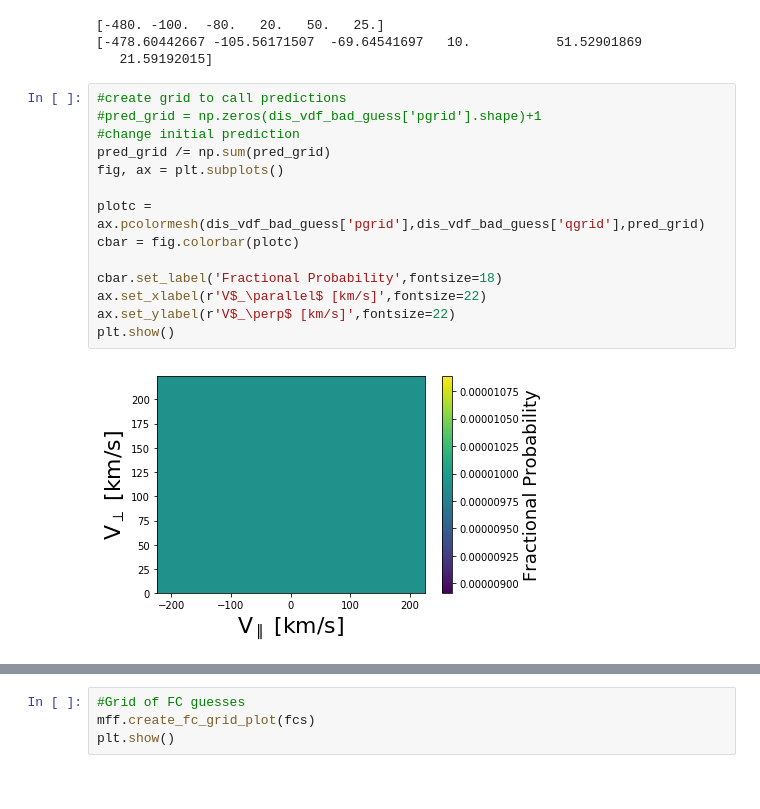
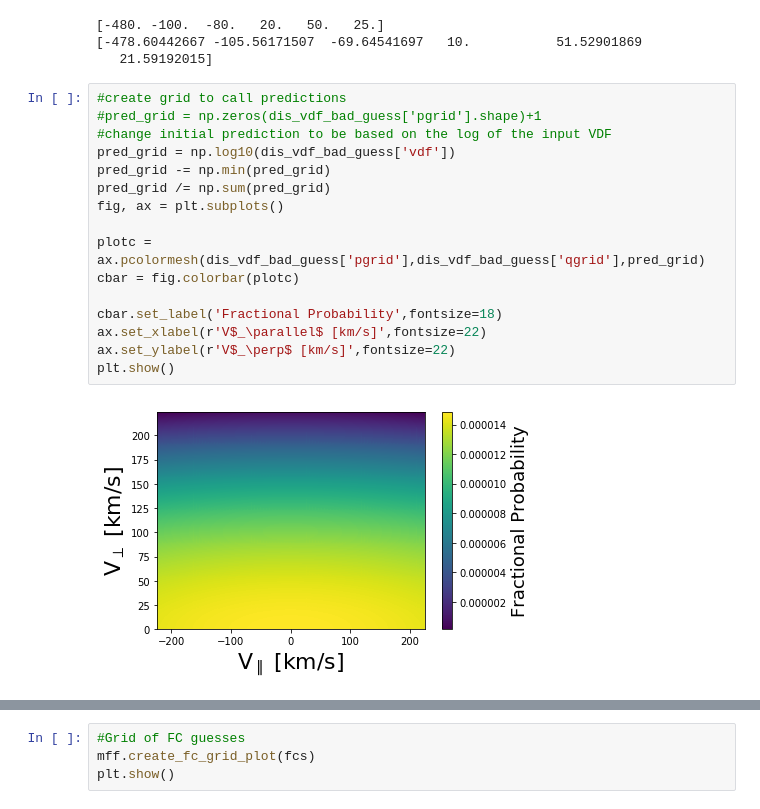
Before and after one commit to jprchlik/faraday_cup_int, a Jupyter notebook: wind_eff_area/aided_monte_carlo.ipynb, the cells around one changed output, grey strips where cells are left out. Saved outputs shown, nothing was run; the diff lists cells and outputs as text.

```diff
--- a/wind_eff_area/aided_monte_carlo.ipynb
+++ b/wind_eff_area/aided_monte_carlo.ipynb
@@ -183,16 +183,18 @@ print(pls_par_bad)
 # %%
 #create grid to call predictions
 #pred_grid = np.zeros(dis_vdf_bad_guess['pgrid'].shape)+1
-#change initial prediction
+#change initial prediction to be based on the log of the input VDF
+pred_grid = np.log10(dis_vdf_bad_guess['vdf'])
+pred_grid -= np.min(pred_grid)
 pred_grid /= np.sum(pred_grid)
 fig, ax = plt.subplots()
 
 plotc = ax.pcolormesh(dis_vdf_bad_guess['pgrid'],dis_vdf_bad_guess['qgrid'],pred_grid)
 cbar = fig.colorbar(plotc)
 
 cbar.set_label('Fractional Probability',fontsize=18)
 ax.set_xlabel(r'V$_\parallel$ [km/s]',fontsize=22)
 ax.set_ylabel(r'V$_\perp$ [km/s]',fontsize=22)
 plt.show()
 # %% [output]
-[figure, old version]
+[figure, new version]
```
Also changed, not shown: parts of 4 cells of this notebook.
